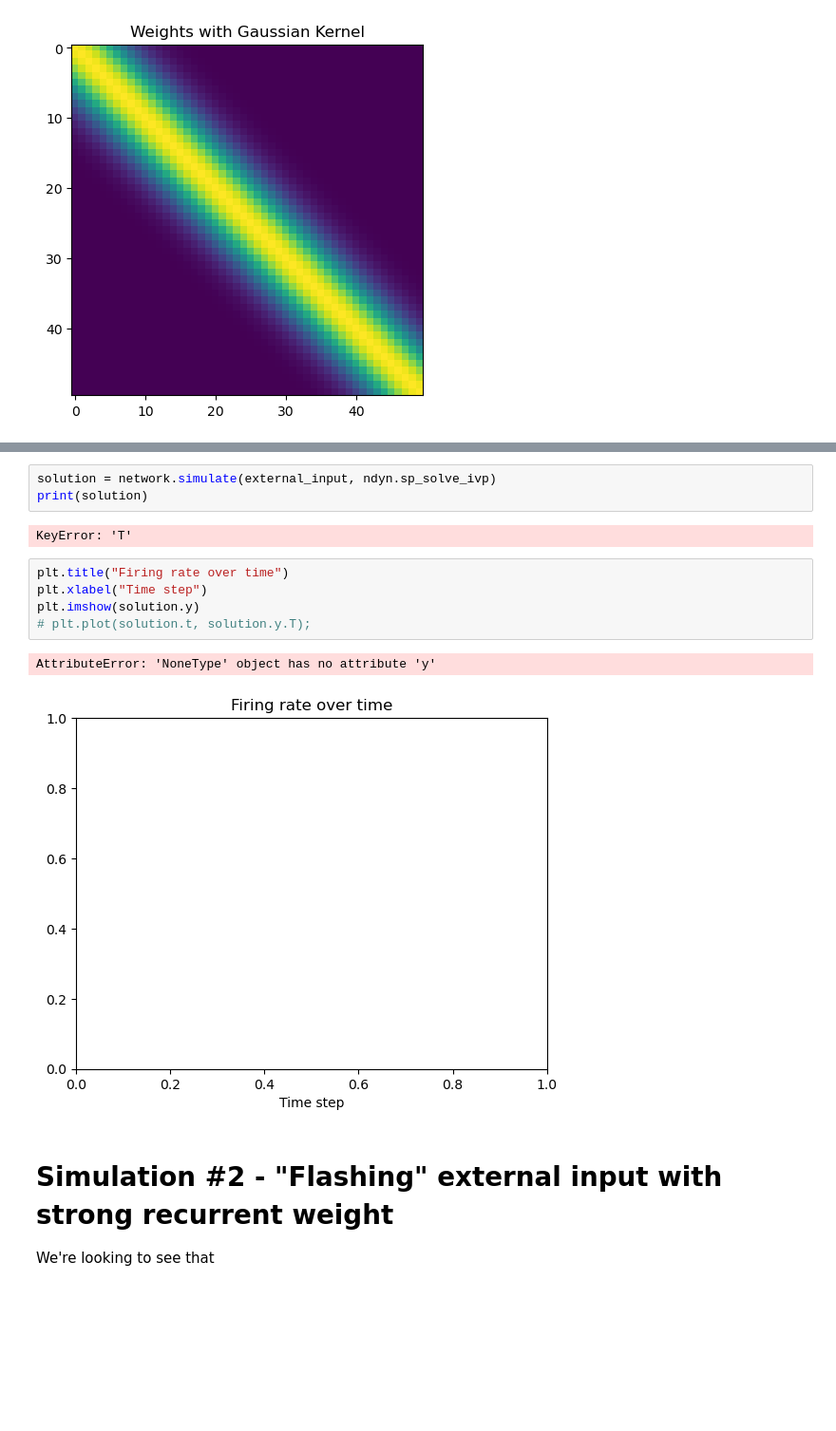
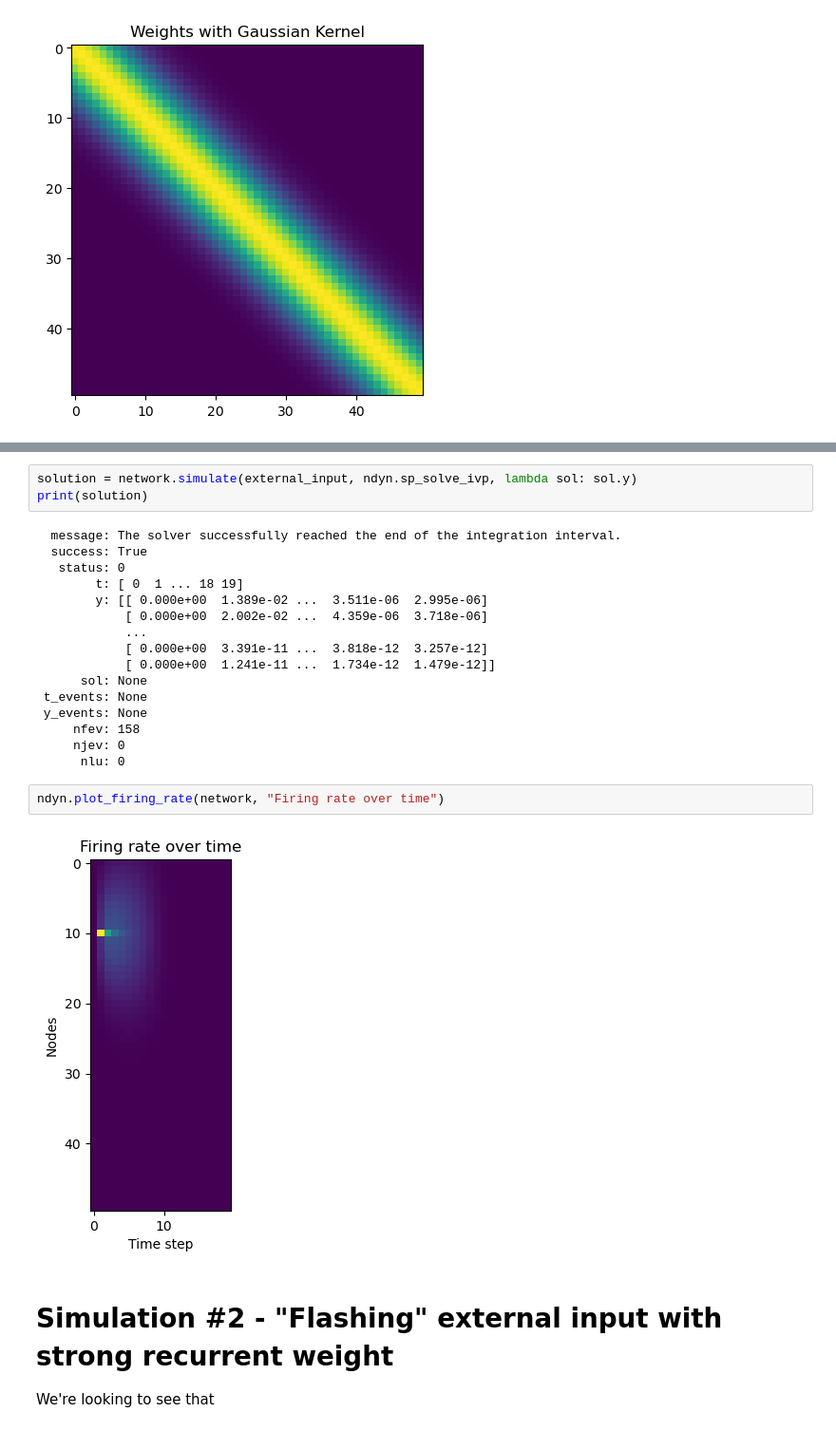
Before and after one commit to michealrm/Trappenberg_CAAN, a Jupyter notebook: caan_simulation.ipynb, the cells around one changed output, grey strips where cells are left out. Shown: that part at 95% size. Cells and saved outputs as stored; diff of their text form; blank space fills up the shorter version.

Commit message:
Extract network code into separate file for reusability

```diff
--- a/caan_simulation.ipynb
+++ b/caan_simulation.ipynb
@@ -27,18 +27,28 @@ ndyn.plot_external_input(external_input)
 # %% [output]
 [figure]
 # %%
-solution = network.simulate(external_input, ndyn.sp_solve_ivp)
+solution = network.simulate(external_input, ndyn.sp_solve_ivp, lambda sol: sol.y)
 print(solution)
 # %% [output]
-KeyError: 'T'
+  message: The solver successfully reached the end of the integration interval.
+  success: True
+   status: 0
+        t: [ 0  1 ... 18 19]
+        y: [[ 0.000e+00  1.389e-02 ...  3.511e-06  2.995e-06]
+            [ 0.000e+00  2.002e-02 ...  4.359e-06  3.718e-06]
+            ...
+            [ 0.000e+00  3.391e-11 ...  3.818e-12  3.257e-12]
+            [ 0.000e+00  1.241e-11 ...  1.734e-12  1.479e-12]]
+      sol: None
+ t_events: None
+ y_events: None
+     nfev: 158
+     njev: 0
+      nlu: 0
-# %%
-plt.title("Firing rate over time")
-plt.xlabel("Time step")
-plt.imshow(solution.y)
-# plt.plot(solution.t, solution.y.T);
-# %% [output]
-AttributeError: 'NoneType' object has no attribute 'y'
-[figure, removed]
+# %%
+ndyn.plot_firing_rate(network, "Firing rate over time")
+# %% [output]
+[figure, added]
 # %% [markdown]
 # Simulation #2 - "Flashing" external input with strong recurrent weight
 
```
Also changed, not shown: parts of 2 cells of this notebook, 1 other file.
